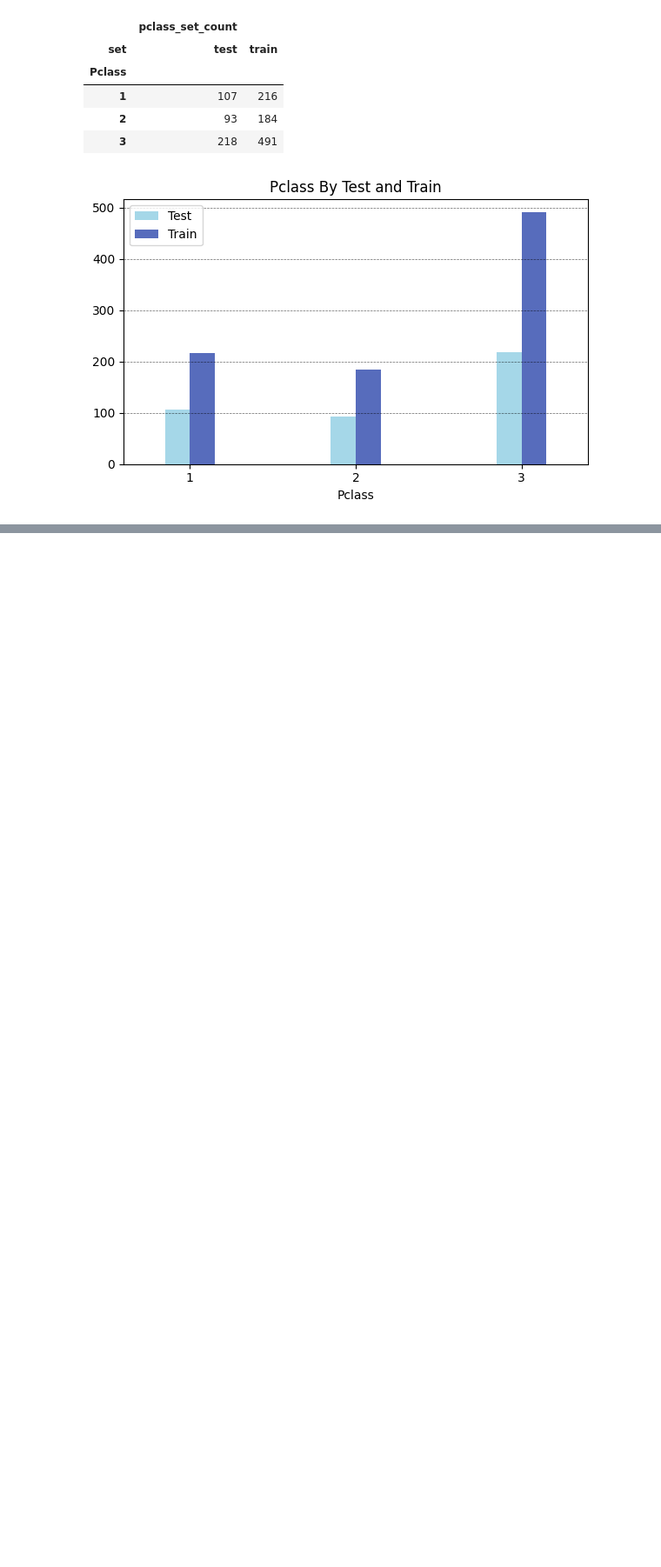
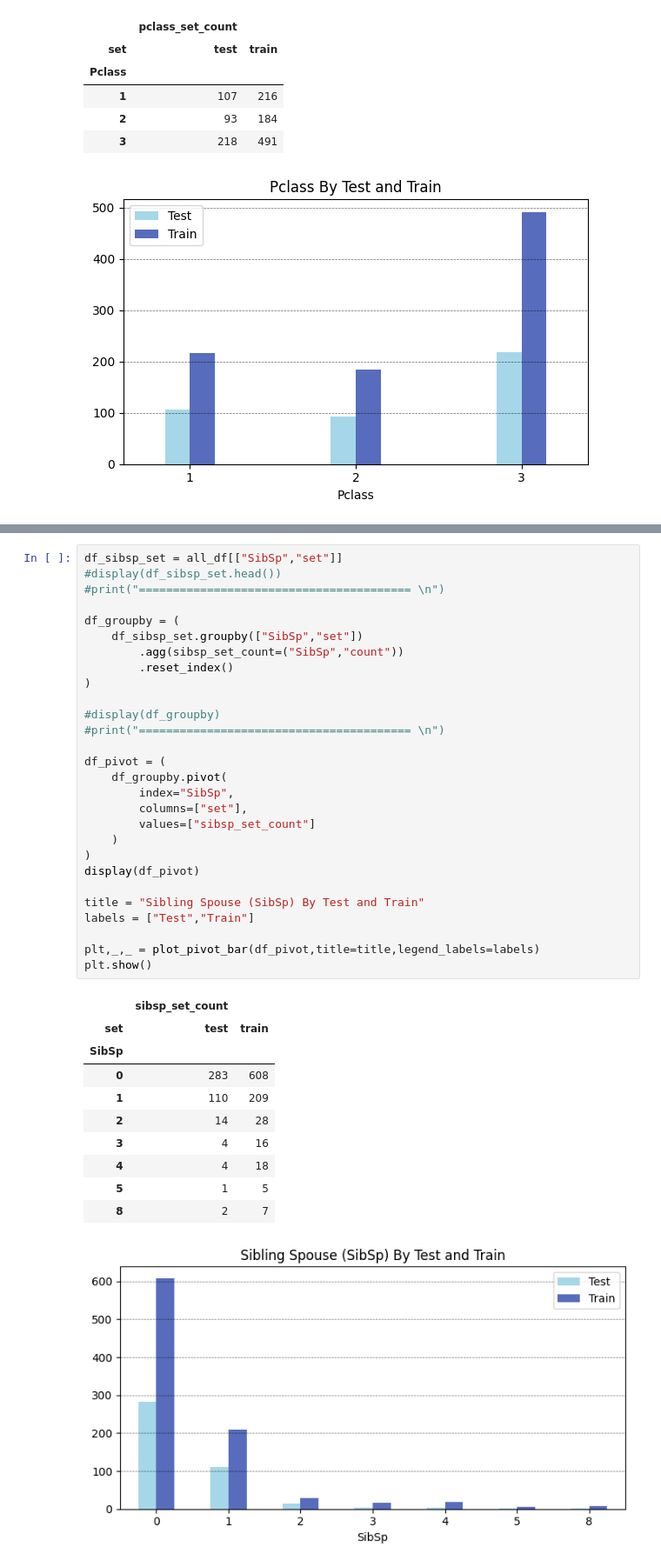
Before and after one commit to powernusa/titanic-eda, a Jupyter notebook: titanic_eda.ipynb, the cells around one changed output, grey strips where cells are left out. Shown at 87% size. Drawn from its saved outputs; the diff is of its cells as text; blank space fills up the shorter version.

```diff
--- a/titanic_eda.ipynb
+++ b/titanic_eda.ipynb
@@ -170,0 +173,40 @@ plt.show()
+# %%
+df_sibsp_set = all_df[["SibSp","set"]]
+#display(df_sibsp_set.head())
+#print("======================================== \n")
+
+df_groupby = (
+    df_sibsp_set.groupby(["SibSp","set"])
+        .agg(sibsp_set_count=("SibSp","count"))
+        .reset_index()
+)
+
+#display(df_groupby)
+#print("======================================== \n")
+
+df_pivot = (
+    df_groupby.pivot(
+        index="SibSp",
+        columns=["set"],
+        values=["sibsp_set_count"]
+    )
+)
+display(df_pivot)
+
+title = "Sibling Spouse (SibSp) By Test and Train"
+labels = ["Test","Train"]
+
+plt,_,_ = plot_pivot_bar(df_pivot,title=title,legend_labels=labels)
+plt.show()
+# %% [output]
+|  | sibsp_set_count |  |
+| set | test | train |
+| SibSp |  |  |
+| 0 | 283 | 608 |
+| 1 | 110 | 209 |
+| 2 | 14 | 28 |
+| 3 | 4 | 16 |
+| 4 | 4 | 18 |
+| 5 | 1 | 5 |
+| 8 | 2 | 7 |
+[figure, added]
```
Also changed, not shown: parts of 1 cell of this notebook.
